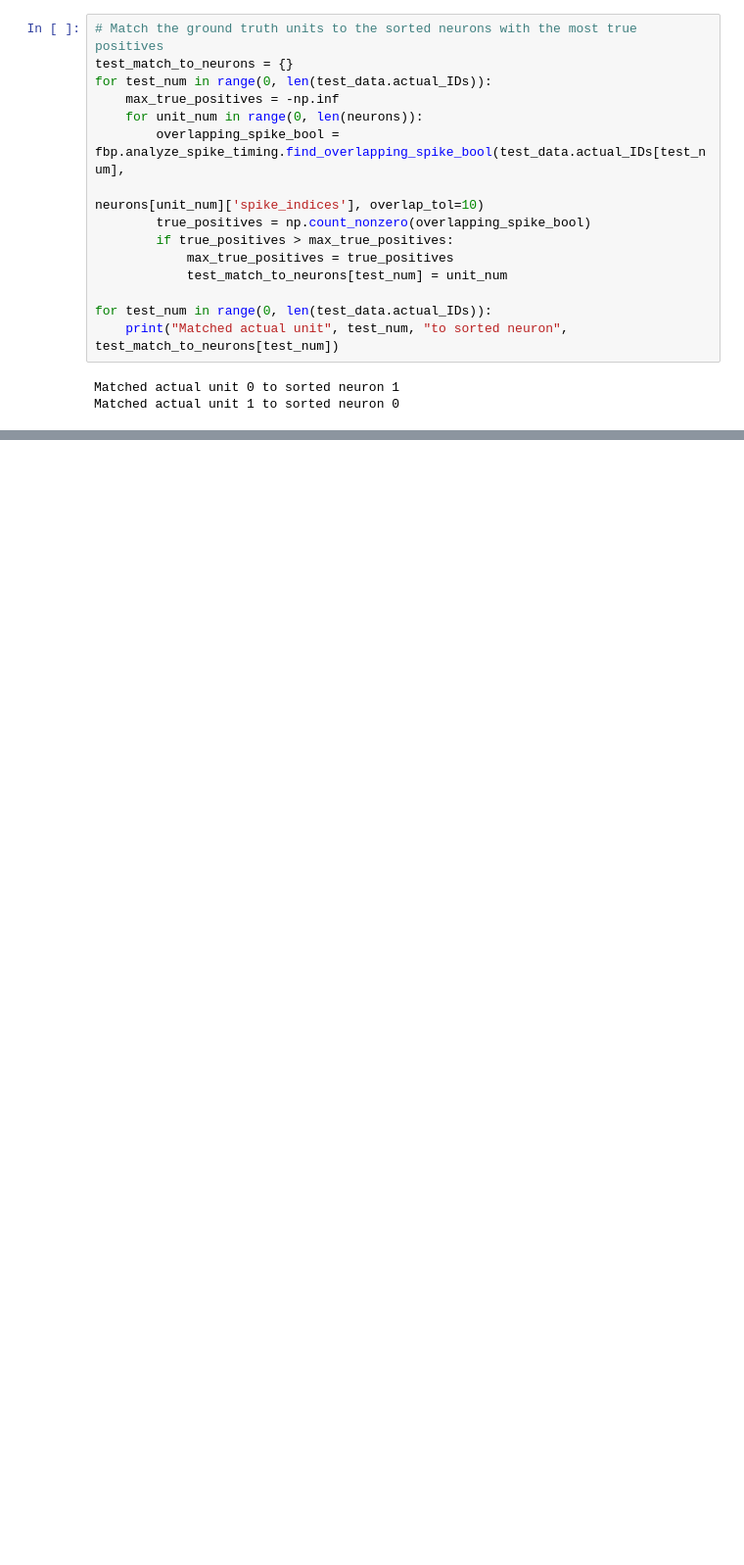
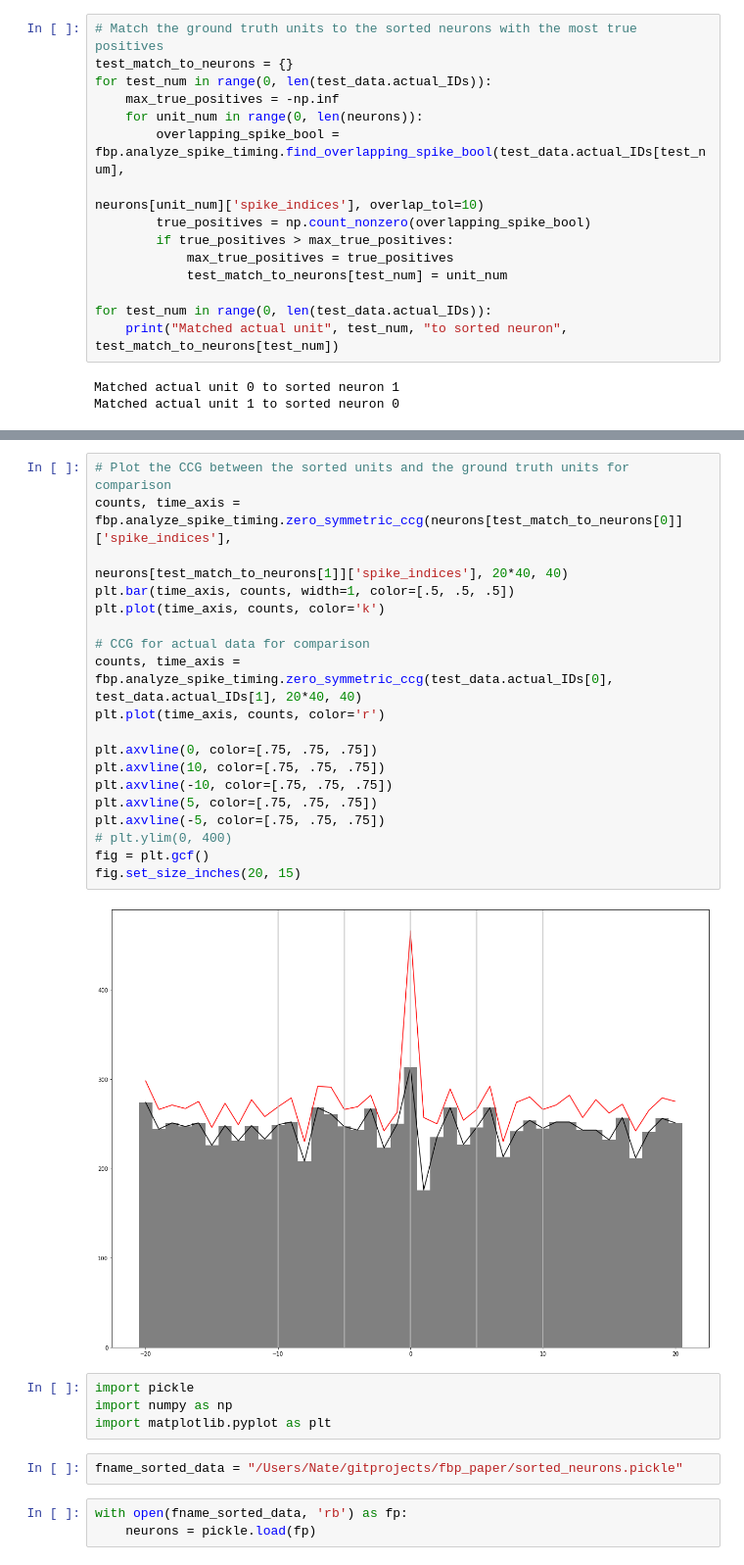
Before and after one commit to njh27/spikesorting_fullpursuit, a Jupyter notebook: demos/Test_Demo.ipynb, the cells around one changed output, grey strips where cells are left out. Shown: that part at 98% size. Drawn from its saved outputs; the diff is of its cells as text; blank space fills up the shorter version.

```diff
--- a/demos/Test_Demo.ipynb
+++ b/demos/Test_Demo.ipynb
@@ -231,0 +218,30 @@ Spike inds go from 398 to 1199449
+# %%
+# Plot the CCG between the sorted units and the ground truth units for comparison
+counts, time_axis = fbp.analyze_spike_timing.zero_symmetric_ccg(neurons[test_match_to_neurons[0]]['spike_indices'],
+                                                                neurons[test_match_to_neurons[1]]['spike_indices'], 20*40, 40)
+plt.bar(time_axis, counts, width=1, color=[.5, .5, .5])
+plt.plot(time_axis, counts, color='k')
+
+# CCG for actual data for comparison
+counts, time_axis = fbp.analyze_spike_timing.zero_symmetric_ccg(test_data.actual_IDs[0], test_data.actual_IDs[1], 20*40, 40)
+plt.plot(time_axis, counts, color='r')
+
+plt.axvline(0, color=[.75, .75, .75])
+plt.axvline(10, color=[.75, .75, .75])
+plt.axvline(-10, color=[.75, .75, .75])
+plt.axvline(5, color=[.75, .75, .75])
+plt.axvline(-5, color=[.75, .75, .75])
+# plt.ylim(0, 400)
+fig = plt.gcf()
+fig.set_size_inches(20, 15)
+# %% [output]
+[figure, added]
+# %%
+import pickle
+import numpy as np
+import matplotlib.pyplot as plt
+# %%
+fname_sorted_data = "/Users/Nate/gitprojects/fbp_paper/sorted_neurons.pickle"
+# %%
+with open(fname_sorted_data, 'rb') as fp:
+    neurons = pickle.load(fp)
```
Also changed, not shown: parts of 17 cells of this notebook, 4 other files.
